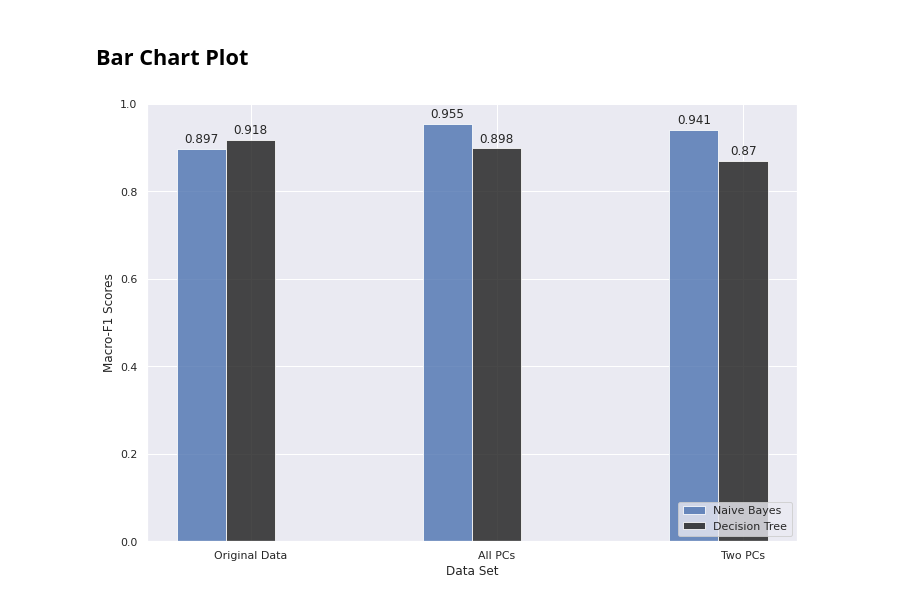
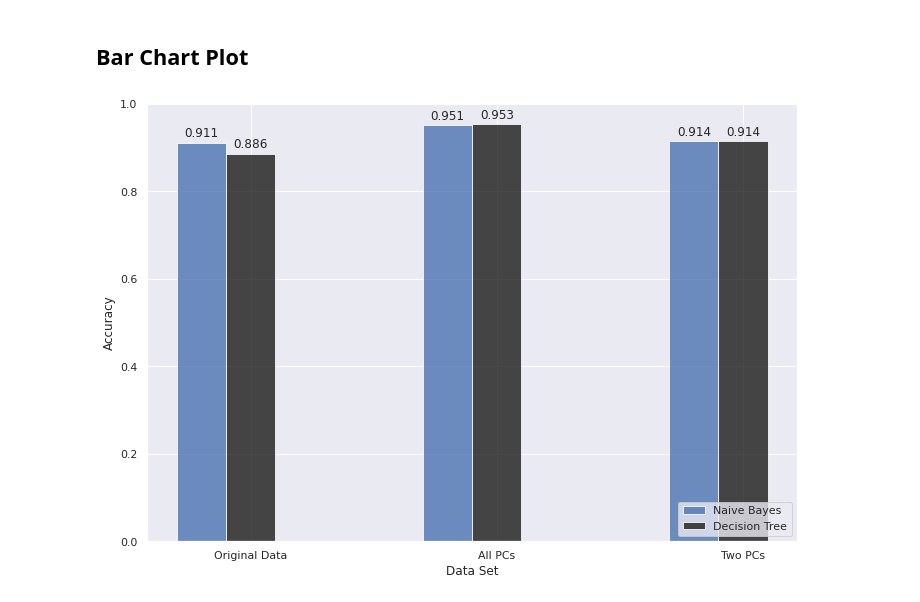
Before and after one commit to ccteeya/INSE6220, a Jupyter notebook: SampleProject1.ipynb, the cells around one changed output. Cells and saved outputs as stored; diff of their text form; code cells hidden in the pictures.

```diff
--- a/SampleProject1.ipynb
+++ b/SampleProject1.ipynb
@@ -790,35 +790,34 @@ def autolabel(rects):
         height = r.get_height()
         ax.annotate(f'{height}', xy=(r.get_x() + r.get_width() / 2, height), xytext=(0, 3), textcoords="offset points", ha='center', va='bottom')
 
 n_groups = 3
 ind = np.arange(n_groups)
 
 # F1 Scores from above
-NB = (0.897, 0.955, 0.941)
-# KNN = (0.906, 0.906, 0.903)
-DT = (0.918, 0.898, 0.870)
+NB = (0.911, 0.951, 0.914)
+DT = (0.886, 0.953, 0.914)
 
 # create plot
 fig, ax = plt.subplots(figsize=(10,7))
 index = np.arange(n_groups)
 bar_width = 0.20
 opacity = 0.8
 
 rects1 = plt.bar(index, NB, bar_width, alpha=opacity, color='b', label='Naive Bayes')
 # rects2 = plt.bar(index + bar_width, KNN, bar_width, alpha=opacity, color='y', label='K-Nearest Neighbors')
 rects3 = plt.bar(index + bar_width, DT, bar_width, alpha=opacity, color='k', label='Decision Tree')
 
 ax.set_xlabel('Data Set')
-ax.set_ylabel('Macro-F1 Scores')
+ax.set_ylabel('Accuracy')
 #plt.title(f'')
 plt.xticks(index + bar_width, ('Original Data', 'All PCs', 'Two PCs'))
 plt.legend(loc="lower right")
 
 autolabel(rects1)
 # autolabel(rects2)
 autolabel(rects3)
 
 plt.tight_layout()
 plt.show()
 # %% [output]
-[figure, old version]
+[figure, new version]
```
